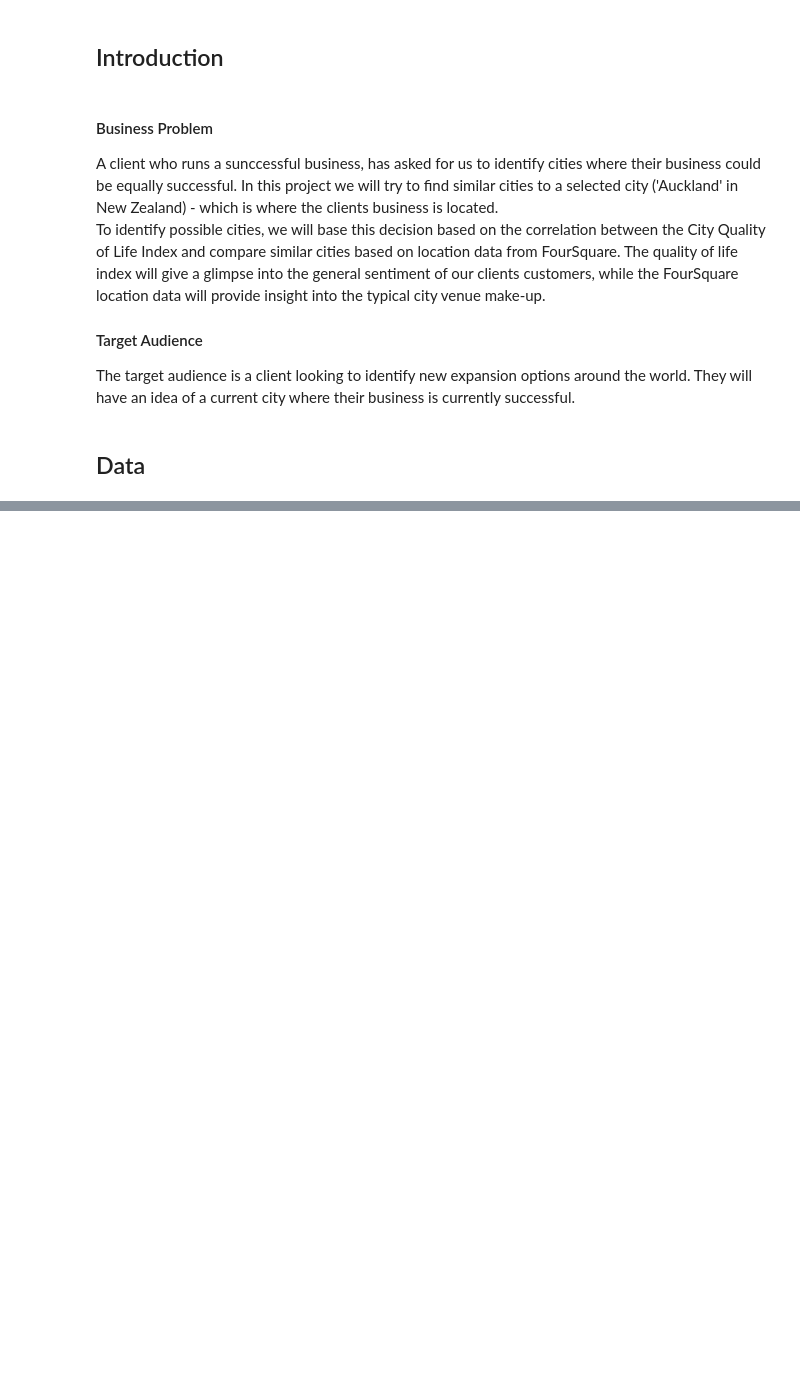
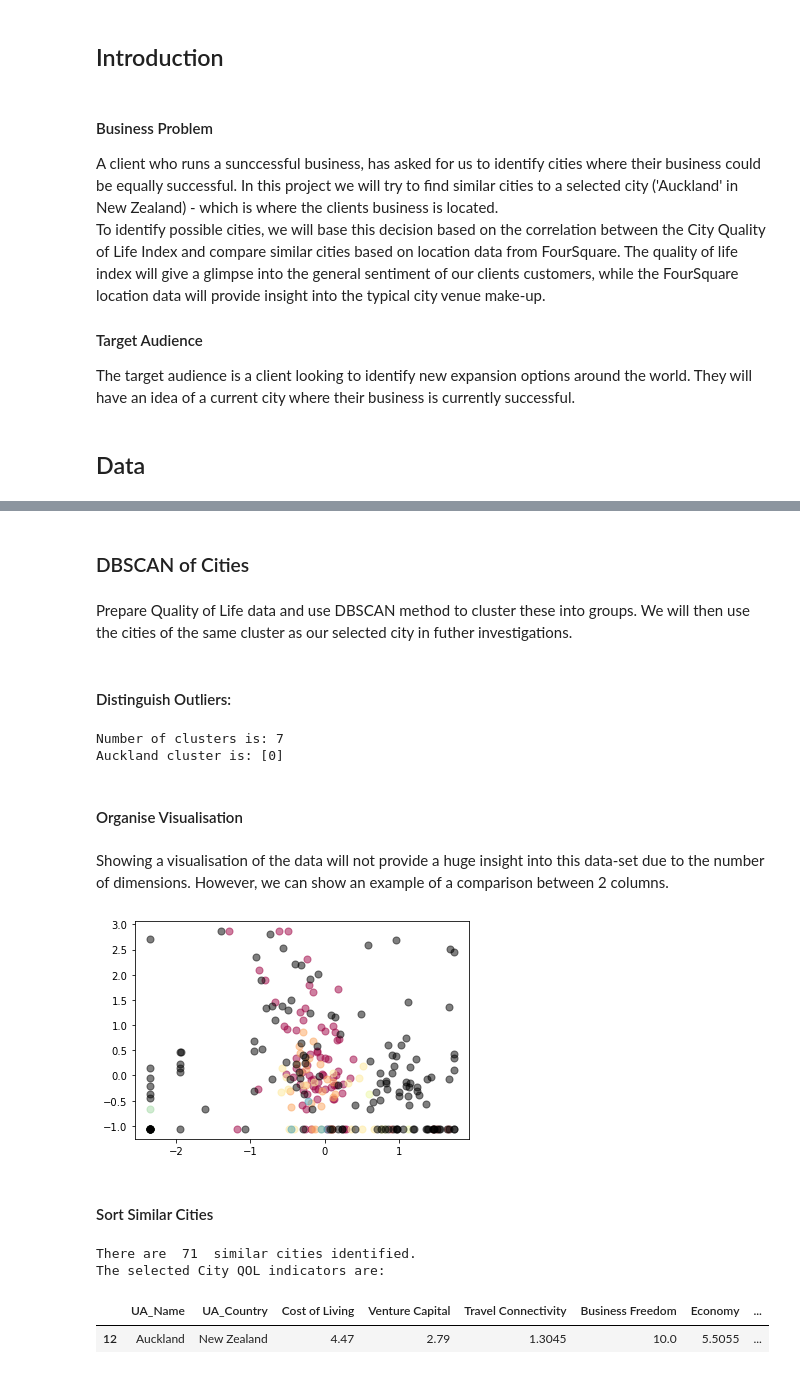
Before and after one commit to Beemo-afk/Coursera_Capstone, a Jupyter notebook: Coursera - Capstone - Final Project.ipynb, the cells around one changed output, grey strips where cells are left out. Drawn from its saved outputs; the diff is of its cells as text; code cells hidden in the pictures; blank space fills up the shorter version.

```diff
--- a/Coursera - Capstone - Final Project.ipynb
+++ b/Coursera - Capstone - Final Project.ipynb
@@ -46,0 +107,73 @@ Following this, we will have a list of cities that we can then compare based on
+# %% [markdown]
+<h3> DBSCAN of Cities </h3>
+# %% [markdown]
+Prepare Quality of Life data and use DBSCAN method to cluster these into groups.
+We will then use the cities of the same cluster as our selected city in futher investigations.
+# %%
+#  Imports Required:
+from sklearn.cluster import DBSCAN
+
+#  Get Clusters:
+epsilon = 1.1
+minimumSamples = 4
+db = DBSCAN(eps=epsilon, min_samples=minimumSamples).fit(X_qol)
+labels = db.labels_
+# %% [markdown]
+<h4> Distinguish Outliers: </h4>
+# %%
+# Firts, create an array of booleans using the labels from db.
+core_samples_mask = np.zeros_like(db.labels_, dtype=bool)
+core_samples_mask[db.core_sample_indices_] = True
+core_samples_mask
+
+# Number of clusters in labels, ignoring noise if present.
+n_clusters_ = len(set(labels)) - (1 if -1 in labels else 0)
+
+print("Number of clusters is:" ,n_clusters_)
+print("Auckland cluster is:", labels[city_index])
+# Remove repetition in labels by turning it into a set.
+unique_labels = set(labels)
+# %% [output]
+Number of clusters is: 7
+Auckland cluster is: [0]
+# %% [markdown]
+<h4> Organise Visualisation </h4>
+# %% [markdown]
+Showing a visualisation of the data will not provide a huge insight into this data-set due to the number of dimensions.
+However, we can show an example of a comparison between 2 columns.
+# %%
+# Create colors for the clusters.
+colors = plt.cm.Spectral(np.linspace(0, 1, len(unique_labels)))
+
+# Plot the points with colors
+for k, col in zip(unique_labels, colors):
+    if k == -1:
+        # Black used for noise.
+        col = 'k'
+
+    class_member_mask = (labels == k)
+
+    # Plot the datapoints that are clustered
+    xy = X_qol[class_member_mask & core_samples_mask]
+    plt.scatter(xy[:, 0], xy[:, 1],s=50, c=[col], marker=u'o', alpha=0.5)
+
+    # Plot the outliers
+    xy = X_qol[class_member_mask & ~core_samples_mask]
+    plt.scatter(xy[:, 0], xy[:, 1],s=50, c=[col], marker=u'o', alpha=0.5)
+# %% [output]
+[figure, added]
+# %% [markdown]
+<h4> Sort Similar Cities </h4>
+# %%
+label_mask = (labels == labels[city_index])
+similar_cities = quality_of_life_db[label_mask]
+print("There are ",len(similar_cities), " similar cities identified.")
+
+print("The selected City QOL indicators are:")
+selected_city = quality_of_life_db.iloc[city_index]
+selected_city
+# %% [output]
+There are  71  similar cities identified.
+The selected City QOL indicators are:
+|  | UA_Name | UA_Country | Cost of Living | Venture Capital | Travel Connectivity | Business Freedom | Economy | ... |
+| 12 | Auckland | New Zealand | 4.47 | 2.79 | 1.3045 | 10.0 | 5.5055 | ... |
```
Also changed, not shown: parts of 48 cells of this notebook.
